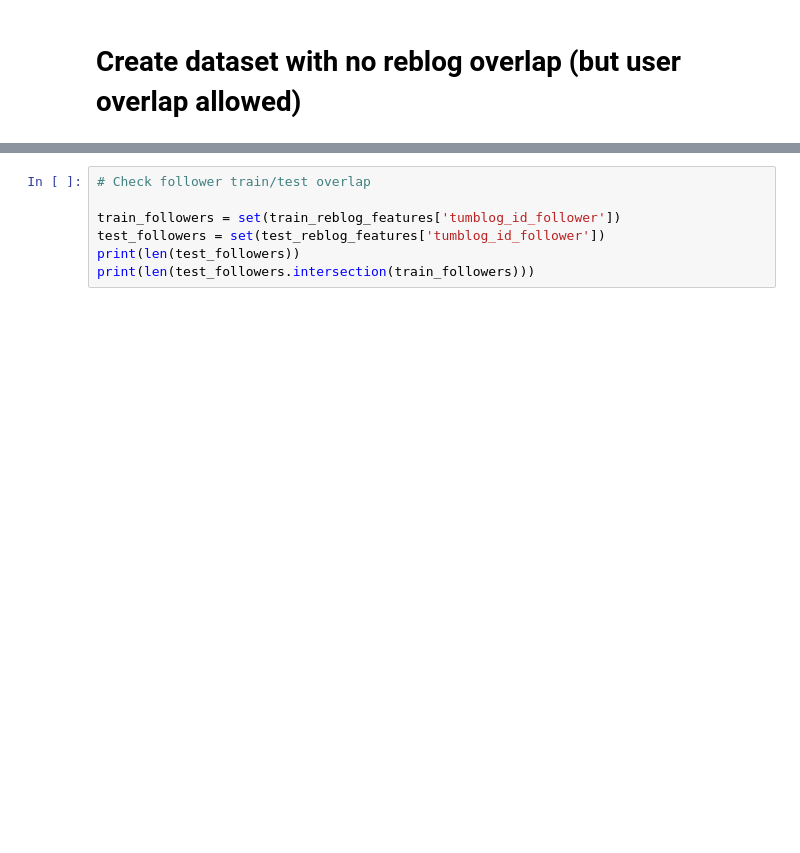
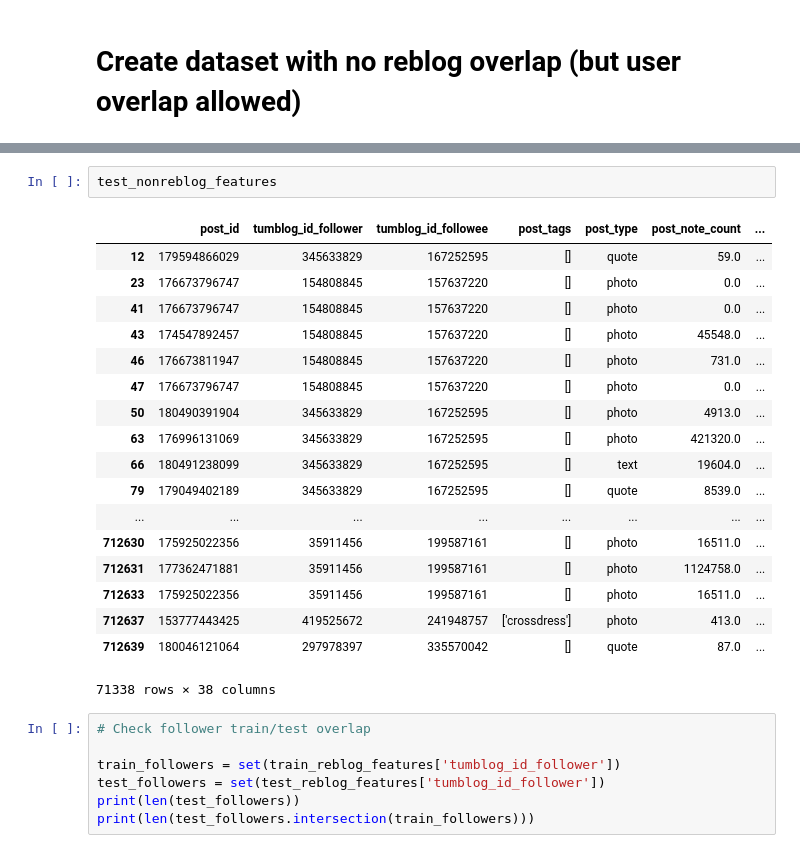
Before and after one commit to michaelmilleryoder/tumblr-scripts, a Jupyter notebook: jupyter/websci2020_data.ipynb, the cells around one changed output, grey strips where cells are left out. Drawn from its saved outputs; the diff is of its cells as text; blank space fills up the shorter version.

```diff
--- a/jupyter/websci2020_data.ipynb
+++ b/jupyter/websci2020_data.ipynb
@@ -115,3 +690,24 @@ print(len(test_ranking_labels))
+# %%
+test_nonreblog_features
+# %% [output]
+|  | post_id | tumblog_id_follower | tumblog_id_followee | post_tags | post_type | post_note_count | ... |
+| 12 | 179594866029 | 345633829 | 167252595 | [] | quote | 59.0 | ... |
+| 23 | 176673796747 | 154808845 | 157637220 | [] | photo | 0.0 | ... |
+| 41 | 176673796747 | 154808845 | 157637220 | [] | photo | 0.0 | ... |
+| 43 | 174547892457 | 154808845 | 157637220 | [] | photo | 45548.0 | ... |
+| 46 | 176673811947 | 154808845 | 157637220 | [] | photo | 731.0 | ... |
+| 47 | 176673796747 | 154808845 | 157637220 | [] | photo | 0.0 | ... |
+| 50 | 180490391904 | 345633829 | 167252595 | [] | photo | 4913.0 | ... |
+| 63 | 176996131069 | 345633829 | 167252595 | [] | photo | 421320.0 | ... |
+| 66 | 180491238099 | 345633829 | 167252595 | [] | text | 19604.0 | ... |
+| 79 | 179049402189 | 345633829 | 167252595 | [] | quote | 8539.0 | ... |
+| ... | ... | ... | ... | ... | ... | ... | ... |
+| 712630 | 175925022356 | 35911456 | 199587161 | [] | photo | 16511.0 | ... |
+| 712631 | 177362471881 | 35911456 | 199587161 | [] | photo | 1124758.0 | ... |
+| 712633 | 175925022356 | 35911456 | 199587161 | [] | photo | 16511.0 | ... |
+| 712637 | 153777443425 | 419525672 | 241948757 | ['crossdress'] | photo | 413.0 | ... |
+| 712639 | 180046121064 | 297978397 | 335570042 | [] | quote | 87.0 | ... |
+71338 rows × 38 columns
 # %%
 # Check follower train/test overlap
 
```
Also changed, not shown: parts of 39 cells of this notebook, 1 other file.
